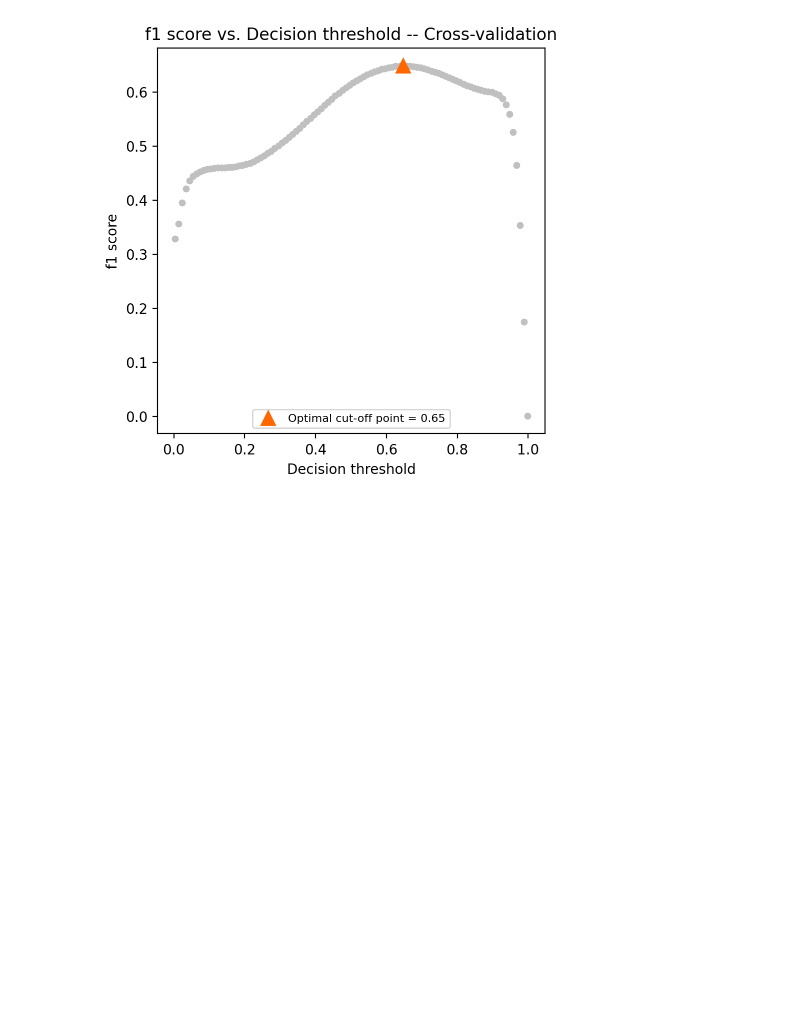
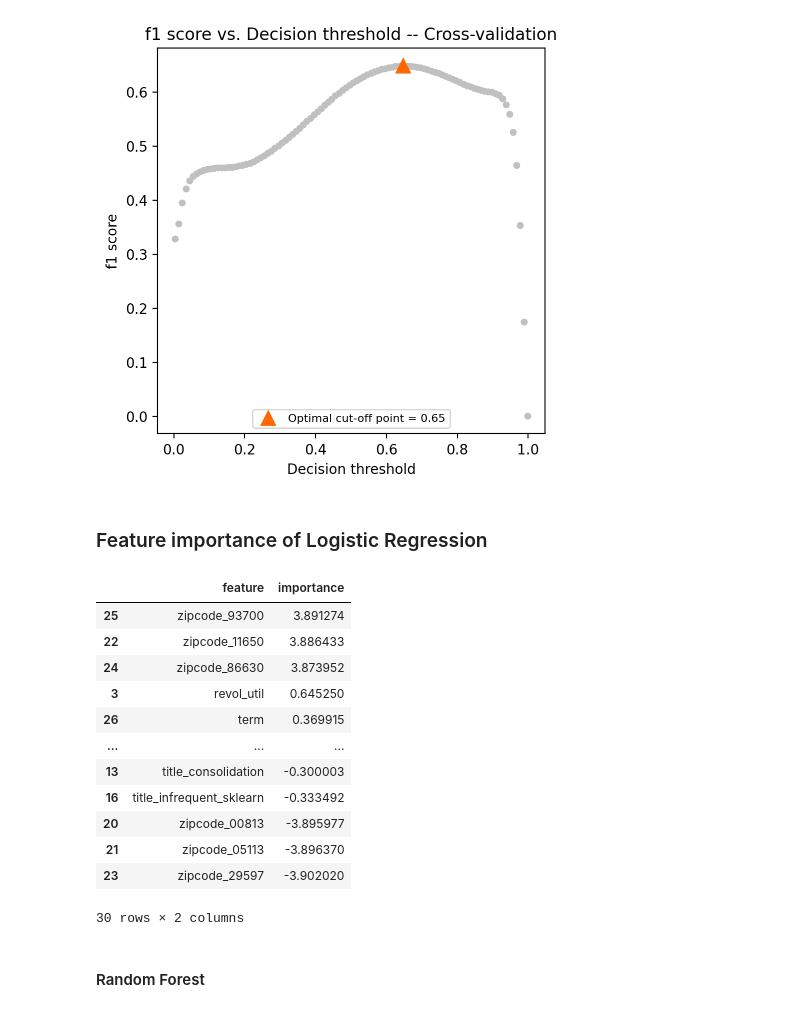
Before and after one commit to gvsreekar/credit_risk_model, a Jupyter notebook: notebooks/model_prototyping.ipynb, the cells around one changed output. Saved outputs shown, nothing was run; the diff lists cells and outputs as text; code cells hidden in the pictures; blank space fills up the shorter version.

```diff
--- a/notebooks/model_prototyping.ipynb
+++ b/notebooks/model_prototyping.ipynb
@@ -299,3 +299,25 @@ TunedThresholdClassifierCV(cv=3,
                                                                          max_iter=1000))]),
                            n_jobs=-1, scoring='f1', store_cv_results=True)
 [figure]
+# %% [markdown]
+### Feature importance of Logistic Regression
+# %%
+
+importance = LR_best_model.named_steps['logreg'].coef_[0]
+pd.DataFrame({'feature':config.POST_FE_FEATURES,'importance':importance}).sort_values(by='importance',ascending=False)
+# %% [output]
+|  | feature | importance |
+| 25 | zipcode_93700 | 3.891274 |
+| 22 | zipcode_11650 | 3.886433 |
+| 24 | zipcode_86630 | 3.873952 |
+| 3 | revol_util | 0.645250 |
+| 26 | term | 0.369915 |
+| ... | ... | ... |
+| 13 | title_consolidation | -0.300003 |
+| 16 | title_infrequent_sklearn | -0.333492 |
+| 20 | zipcode_00813 | -3.895977 |
+| 21 | zipcode_05113 | -3.896370 |
+| 23 | zipcode_29597 | -3.902020 |
+30 rows × 2 columns
+# %% [markdown]
+#### Random Forest
```
Also changed, not shown: parts of 12 cells of this notebook.
